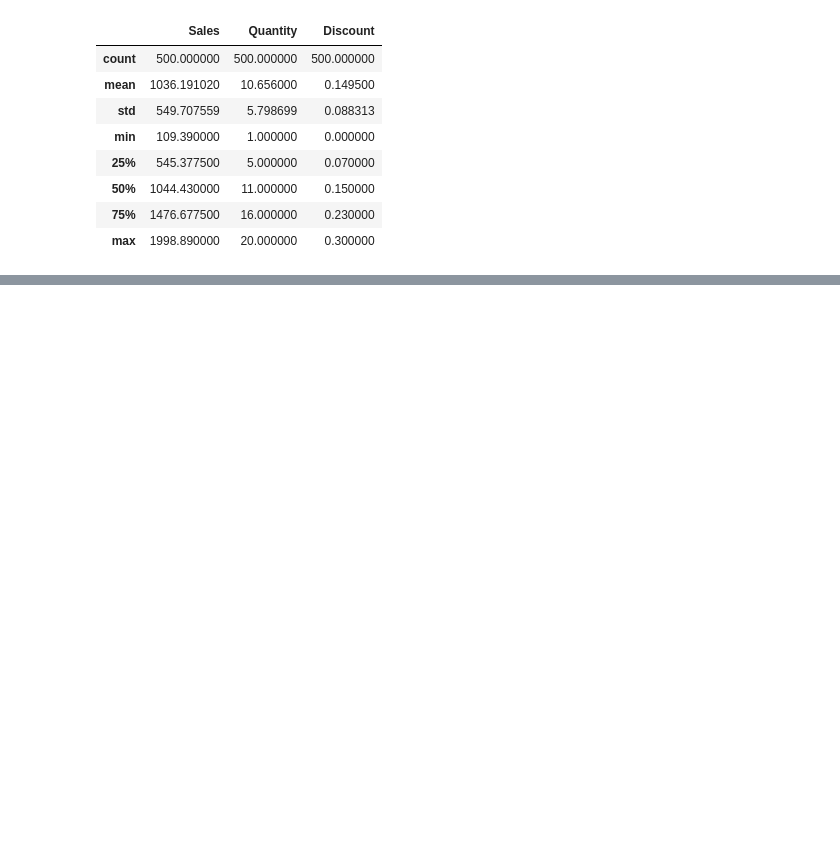
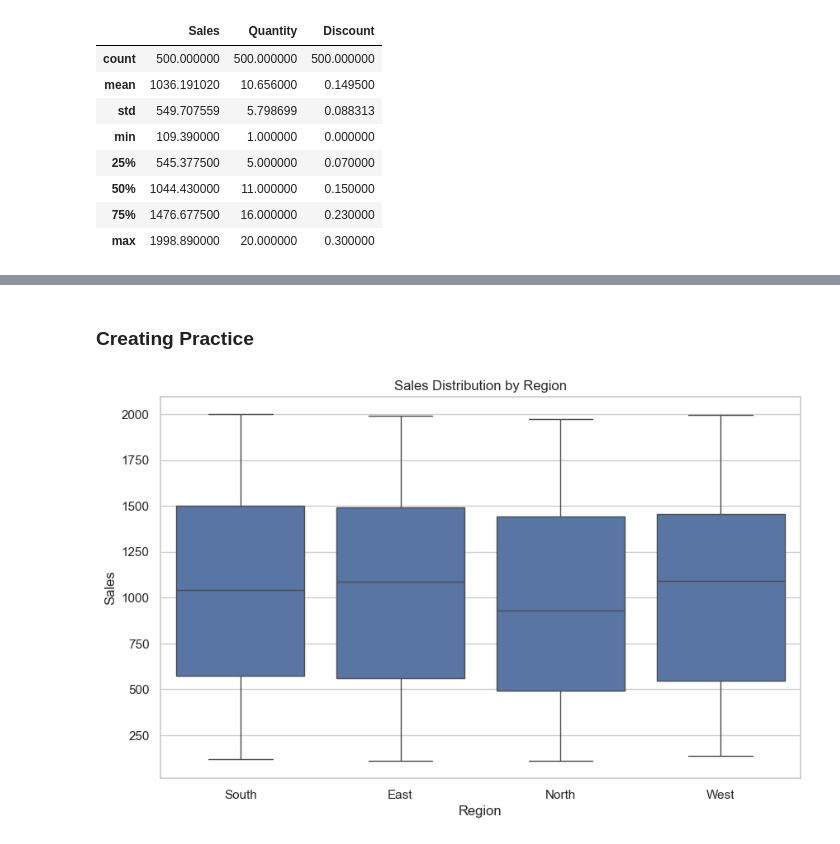
Before and after one commit to avinash7375/DeepLearningTensorflow, a Jupyter notebook: dv.ipynb, the cells around one changed output, grey strips where cells are left out. Saved outputs shown, nothing was run; the diff lists cells and outputs as text; code cells hidden in the pictures; blank space fills up the shorter version.

```diff
--- a/dv.ipynb
+++ b/dv.ipynb
@@ -145,0 +165,19 @@ data.describe()
+# %% [markdown]
+### Creating Practice
+# %%
+sns.set(style="whitegrid")
+
+# Plotting
+plt.figure(figsize=(10, 6))
+
+# Boxplot to show distribution of Sales across Regions
+sns.boxplot(data=data, x="Region", y="Sales", color="b")
+
+# Add titles and labels
+plt.title("Sales Distribution by Region")
+plt.xlabel("Region")
+plt.ylabel("Sales")
+
+plt.show()
+# %% [output]
+[figure, added]
```
Also changed, not shown: parts of 4 cells of this notebook.
